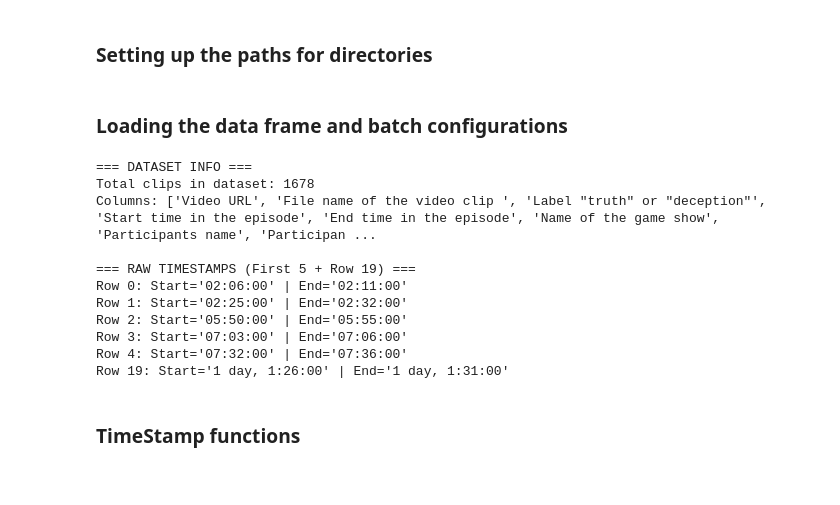
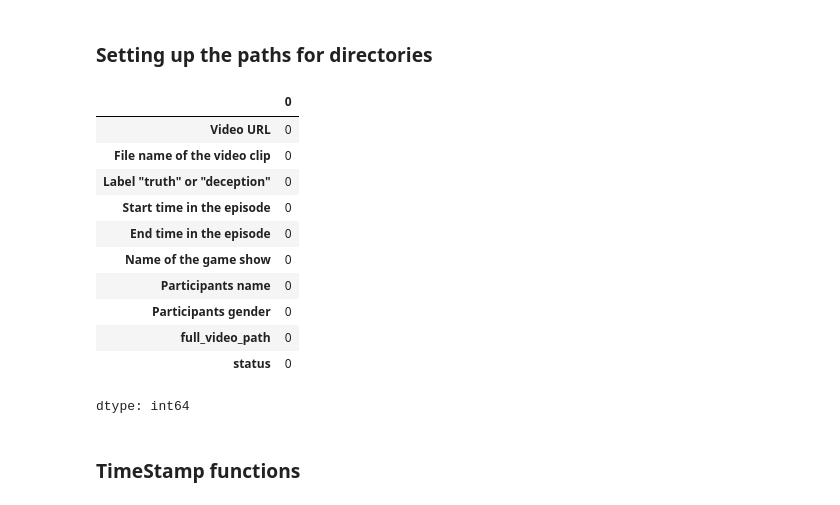
Before and after one commit to Suf1an65/Final-Year-Project, a Jupyter notebook: notebooks/Final_Scraping_Notebook.ipynb, the cells around one changed output. Saved outputs shown, nothing was run; the diff lists cells and outputs as text; code cells hidden in the pictures.

```diff
--- a/notebooks/Final_Scraping_Notebook.ipynb
+++ b/notebooks/Final_Scraping_Notebook.ipynb
@@ -356,65 +141,29 @@ base_dir = '/content/drive/MyDrive/Final-Year-Project'
 video_directory = os.path.join(base_dir, 'data/WebScrapedVideos/')
 excel_path = os.path.join(base_dir, 'data/spreadsheets/Dolos.xlsx')
 cookie_path = os.path.join(base_dir, 'Notebooks/cookies.txt')
-output_csv_path = os.path.join(base_dir, 'data/spreadsheets/my_dataset_with_paths.csv')
+output_csv_path_og = os.path.join(base_dir, 'data/spreadsheets/my_dataset_with_paths_improved.csv')
+output_csv_path = os.path.join(base_dir, 'data/spreadsheets/my_dataset_with_paths_improved_updated.csv')
+urls_dict_path = os.path.join(base_dir, 'data/urls_dict.json')
 
 os.makedirs(video_directory, exist_ok=True)
-# %% [markdown]
-### Loading the data frame and batch configurations
-# %%
-# -----------------------------
-# BATCH CONFIGURATION
-# -----------------------------
-START_BUFFER = 0.0      # No buffer for face consistency
-END_BUFFER = 0.0        # No buffer to avoid pan-out
-BATCH_SIZE = 1        # Process 50 at a time
-START_INDEX = 20        # Change this to resume: 0, 50, 100, 150, etc.
-
-# -----------------------------
-# LOAD DATAFRAME
-# -----------------------------
-# Force time columns to be read as strings to avoid Excel datetime conversion
-df = pd.read_excel(
-    excel_path,
-    skiprows=2,
-    dtype={
-        'Start time in the episode': str,
-        'End time in the episode': str
-    }
-)
-
-# Drop extra columns (keep only first 8)
-columns_to_drop = [num for num in range(8, len(df.columns))]
-df.drop(df.columns[columns_to_drop], axis=1, inplace=True)
-
-# Add tracking columns
-if 'video_path' not in df.columns:
-    df['video_path'] = ""
-if 'status' not in df.columns:
-    df['status'] = ""
-
-print("=== DATASET INFO ===")
-print(f"Total clips in dataset: {len(df)}")
-print(f"Columns: {df.columns.tolist()}")
-
-# Check raw timestamps before conversion
-print("\n=== RAW TIMESTAMPS (First 5 + Row 19) ===")
-for i in [0, 1, 2, 3, 4, 19]:
-    if i < len(df):
-        start = df.iloc[i]['Start time in the episode']
-        end = df.iloc[i]['End time in the episode']
-        print(f"Row {i}: Start='{start}' | End='{end}'")
-# %% [output]
-=== DATASET INFO ===
-Total clips in dataset: 1678
-Columns: ['Video URL', 'File name of the video clip ', 'Label "truth" or "deception"', 'Start time in the episode', 'End time in the episode', 'Name of the game show', 'Participants name', 'Participan ...
-
-=== RAW TIMESTAMPS (First 5 + Row 19) ===
-Row 0: Start='02:06:00' | End='02:11:00'
-Row 1: Start='02:25:00' | End='02:32:00'
-Row 2: Start='05:50:00' | End='05:55:00'
-Row 3: Start='07:03:00' | End='07:06:00'
-Row 4: Start='07:32:00' | End='07:36:00'
-Row 19: Start='1 day, 1:26:00' | End='1 day, 1:31:00'
+# %%
+df_csv = pd.read_csv(output_csv_path_og)
+df_csv.head()
+df_csv_null_ts = df_csv[df_csv['Start time in the episode'].isnull() | df_csv['End time in the episode'].isnull()]
+df_csv_null_ts.count()
+#df_csv.head(20)
+# %% [output]
+|  | 0 |
+| Video URL | 0 |
+| File name of the video clip | 0 |
+| Label "truth" or "deception" | 0 |
+| Start time in the episode | 0 |
+| End time in the episode | 0 |
+| Name of the game show | 0 |
+| Participants name | 0 |
+| Participants gender | 0 |
+| full_video_path | 0 |
+| status | 0 |
+dtype: int64
 # %% [markdown]
 ### TimeStamp functions
```
Also changed, not shown: parts of 19 cells of this notebook.
